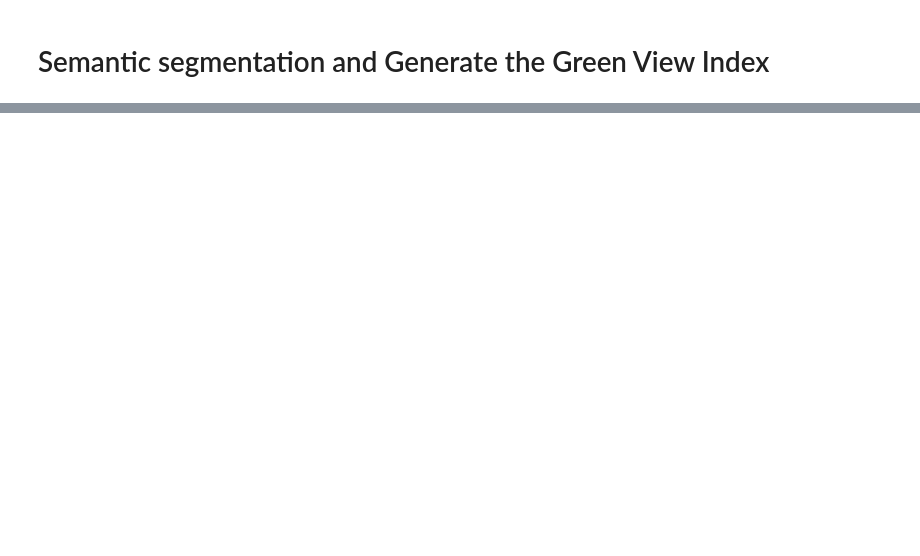
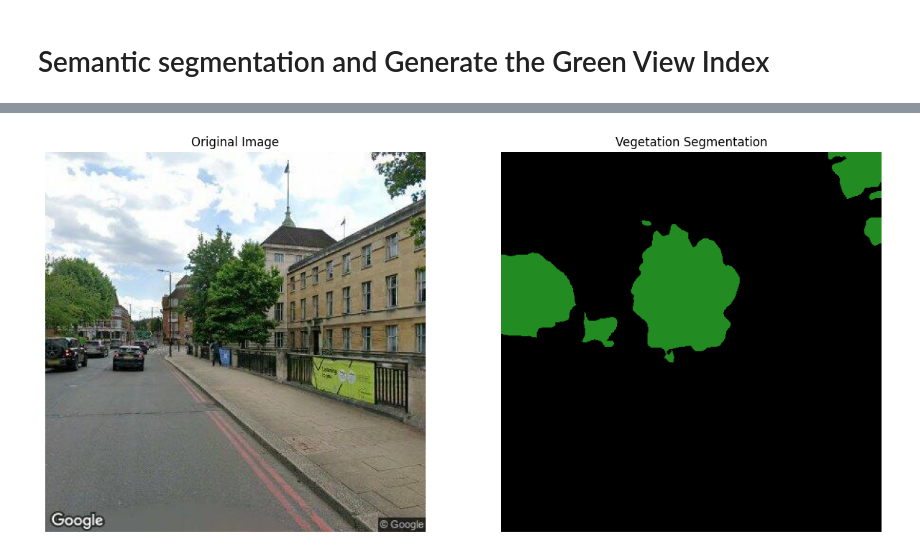
Before and after one commit to natcap/urban-cooling-health, a Jupyter notebook: code/Yougeng-extreme-heat_nature_mental-health/GVI code_Wellcome Trust.ipynb, the cells around one changed output, grey strips where cells are left out. Drawn from its saved outputs; the diff is of its cells as text; code cells hidden in the pictures; blank space fills up the shorter version.

Commit message:
edit and revise Yougeng's code for google street view images

```diff
--- a/code/Yougeng-extreme-heat_nature_mental-health/GVI code_Wellcome Trust.ipynb
+++ b/code/Yougeng-extreme-heat_nature_mental-health/GVI code_Wellcome Trust.ipynb
@@ -23,0 +50,19 @@ import branca.colormap
+# %%
+from pathlib import Path
+print(Path.cwd())
+
+
+dir_main = Path(r"G:\Shared drives\Wellcome Trust Project Data")
+dir_um   = dir_main / "0_source_data/Geolocation Data"
+dir_code = Path.cwd().parent; print(dir_code)
+
+
+## This is where you want your meta data and Google Street View images output to
+
+dir_meta   = dir_main / '1_preprocess/UM_GVI/1_metadata_um' ## the metadata text files from the previous step
+dir_gsv    = dir_main / '1_preprocess/UM_GVI/2_gsvimgs_um'
+dir_output = dir_main / '1_preprocess/UM_GVI/3_greenViewIndex'
+
+dir_meta.mkdir(parents=True, exist_ok=True)
+dir_gsv.mkdir(parents=True, exist_ok=True)
+dir_output.mkdir(parents=True, exist_ok=True)
@@ -306,5 +453,6 @@ GVI.to_csv('D:/NatCap Research/Wellcome Trust/Green space measurement result/GSV
 # %%
-image_path = r'D:\NatCap Research\Wellcome Trust\Output\gsvimgs2\_6xhPKvJq7EraoDtfEM5Zw - -4.547079109495603 - 50.83117052888723 - 2022-09 - 180.0.jpg'
+# image_path = r'D:\NatCap Research\Wellcome Trust\Output\gsvimgs2\_6xhPKvJq7EraoDtfEM5Zw - -4.547079109495603 - 50.83117052888723 - 2022-09 - 180.0.jpg'
+image_path = dir_gsv / 'lzMa95Mh8-nmkipj8EatGQ - -0.1900064842670443 - 51.45765500852751 - 2025-05 - 180.0.jpg'
 # %%
 # Example usage
 original_image, input_tensor = preprocess_image(image_path)
@@ -338,17 +495,23 @@ def apply_color_map(segmentation_map, class_colors):
 # %%
 # Apply color map to the vegetation mask
 colored_segmentation = apply_color_map(vegetation_mask, class_colors)
 
 # Plot the original image and the segmentation mask
 plt.figure(figsize=(15, 10))
 plt.subplot(1, 2, 1)
 plt.title("Original Image")
 plt.imshow(original_image)
 plt.axis("off")
 
 plt.subplot(1, 2, 2)
 plt.title("Vegetation Segmentation")
 plt.imshow(colored_segmentation)
 plt.axis("off")
 
+# --- Save figure before showing ---
+outfile = dir_output / "segmentation_figure_example.png"
+plt.savefig(outfile, dpi=300, bbox_inches="tight", transparent=True)
+
 plt.show()
+# %% [output]
+[figure, added]
```
Also changed, not shown: parts of 39 cells of this notebook.
